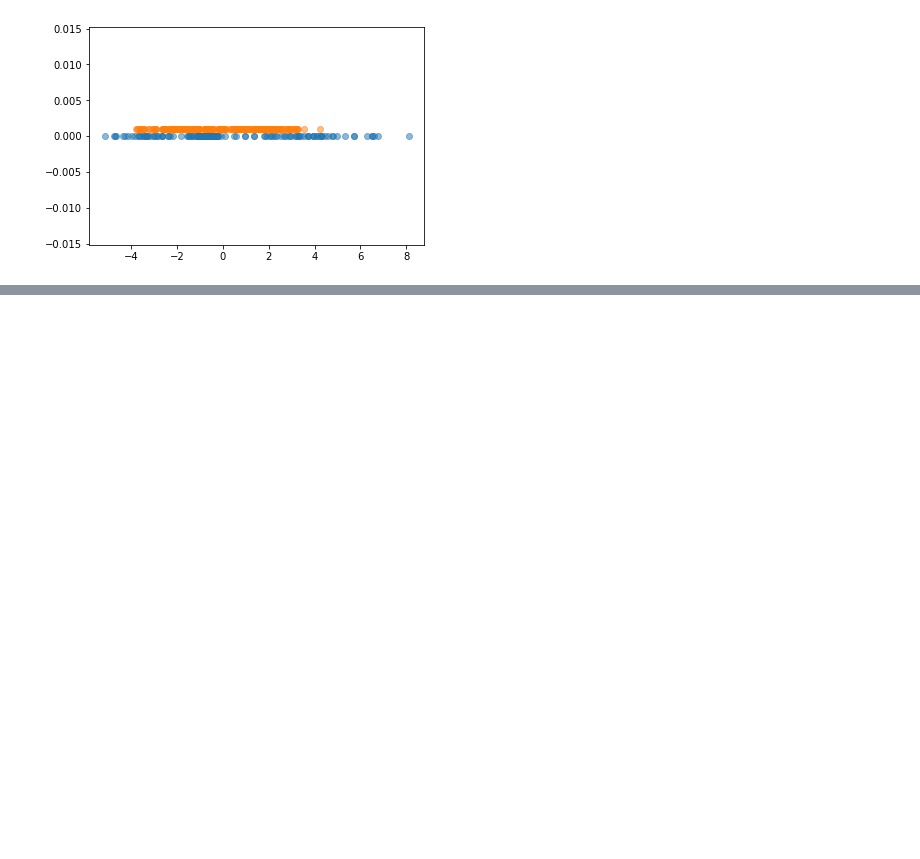
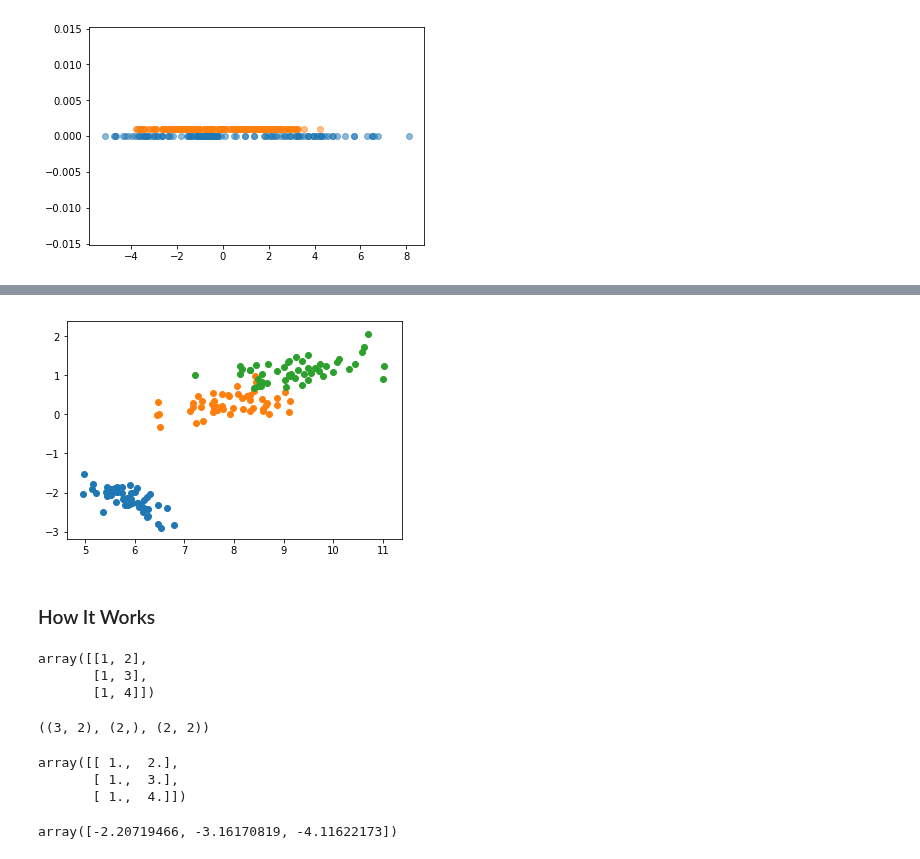
Before and after one commit to rvernagus/data-science-notebooks, a Jupyter notebook: scikit-learn/Preparing Data.ipynb, the cells around one changed output, grey strips where cells are left out. Saved outputs shown, nothing was run; the diff lists cells and outputs as text; code cells hidden in the pictures; blank space fills up the shorter version.

```diff
--- a/scikit-learn/Preparing Data.ipynb
+++ b/scikit-learn/Preparing Data.ipynb
@@ -461,0 +498,34 @@ plt.scatter(AB_prime[:, 1], np.zeros(AB_prime[:, 1].shape)+0.001, alpha=0.5);
+# %%
+plt.scatter(iris_transformed[:50, 0], -iris_transformed[:50, 1]);
+plt.scatter(iris_transformed[50:100, 0], -iris_transformed[50:100, 1]);
+plt.scatter(iris_transformed[100:150, 0], -iris_transformed[100:150, 1]);
+# %% [output]
+[figure, added]
+# %% [markdown]
+### How It Works
+# %%
+from scipy.linalg import svd
+
+D = np.array([[1, 2], [1, 3], [1, 4]])
+D
+# %% [output]
+array([[1, 2],
+       [1, 3],
+       [1, 4]])
+# %%
+U, S, V = svd(D, full_matrices=False)
+U.shape, S.shape, V.shape
+# %% [output]
+((3, 2), (2,), (2, 2))
+# %%
+np.dot(U.dot(np.diag(S)), V)
+# %% [output]
+array([[ 1.,  2.],
+       [ 1.,  3.],
+       [ 1.,  4.]])
+# %%
+new_S = S[0]
+new_U = U[:, 0]
+new_U.dot(new_S)
+# %% [output]
+array([-2.20719466, -3.16170819, -4.11622173])
```
Also changed, not shown: parts of 7 cells of this notebook.
